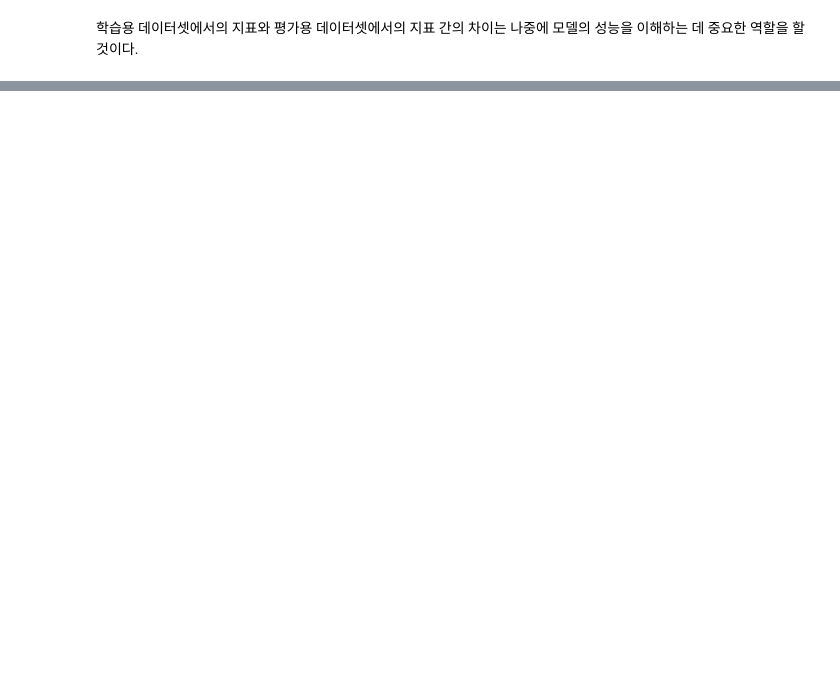
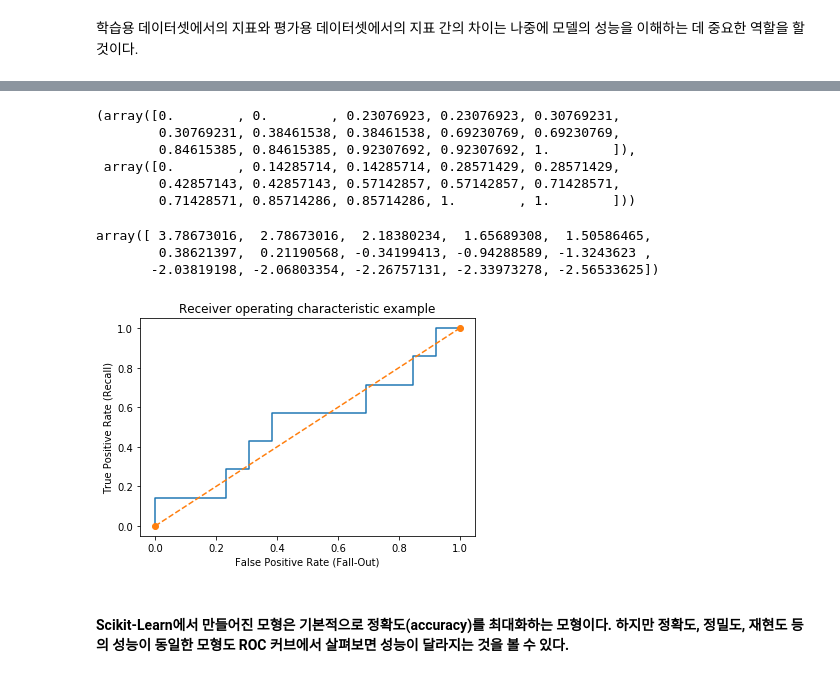
Before and after one commit to parksurk/da_structured-data, a Jupyter notebook: step1 - Data Analytics Workflow.ipynb, the cells around one changed output, grey strips where cells are left out. Cells and saved outputs as stored; diff of their text form; code cells hidden in the pictures; blank space fills up the shorter version.

```diff
--- a/step1 - Data Analytics Workflow.ipynb
+++ b/step1 - Data Analytics Workflow.ipynb
@@ -351,0 +549,9 @@ iplot_mpl(s.figure)
+# %%
+import numpy as np
+from sklearn.linear_model import LogisticRegression
+from sklearn.model_selection import train_test_split
+
+data_train, data_test = train_test_split(data, test_size= 20)
+# %%
+lr = LogisticRegression()
+lr.fit(data_train[['mean radius', 'mean texture']], data_train['malignant'])
@@ -351,0 +564,3 @@ iplot_mpl(s.figure)
+# %%
+y_true = data_test['malignant']
+y_pred = lr.predict(data_test[['mean radius', 'mean texture']])
@@ -351,0 +732,18 @@ iplot_mpl(s.figure)
+# %%
+from sklearn.metrics import roc_curve
+fpr, tpr, thresholds = roc_curve(y_true, lr.decision_function(data_test[['mean radius', 'mean texture']]))
+# %%
+fpr, tpr
+# %% [output]
+(array([0.        , 0.        , 0.23076923, 0.23076923, 0.30769231,
+        0.30769231, 0.38461538, 0.38461538, 0.69230769, 0.69230769,
+        0.84615385, 0.84615385, 0.92307692, 0.92307692, 1.        ]),
+ array([0.        , 0.14285714, 0.14285714, 0.28571429, 0.28571429,
+        0.42857143, 0.42857143, 0.57142857, 0.57142857, 0.71428571,
+        0.71428571, 0.85714286, 0.85714286, 1.        , 1.        ]))
+# %%
+thresholds
+# %% [output]
+array([ 3.78673016,  2.78673016,  2.18380234,  1.65689308,  1.50586465,
+        0.38621397,  0.21190568, -0.34199413, -0.94288589, -1.3243623 ,
+       -2.03819198, -2.06803354, -2.26757131, -2.33973278, -2.56533625])
@@ -351,0 +753,11 @@ iplot_mpl(s.figure)
+# %%
+plt.plot(fpr, tpr)
+plt.plot([0, 1], [0, 1], 'o--', label="random guess")
+plt.xlabel('False Positive Rate (Fall-Out)')
+plt.ylabel('True Positive Rate (Recall)')
+plt.title('Receiver operating characteristic example')
+plt.show()
+# %% [output]
+[figure, added]
+# %% [markdown]
+#### Scikit-Learn에서 만들어진 모형은 기본적으로 정확도(accuracy)를 최대화하는 모형이다. 하지만 정확도, 정밀도, 재현도 등의 성능이 동일한 모형도 ROC 커브에서 살펴보면 성능이 달라지는 것을 볼 수 있다.
```
Also changed, not shown: parts of 81 cells of this notebook, 1 other file.
